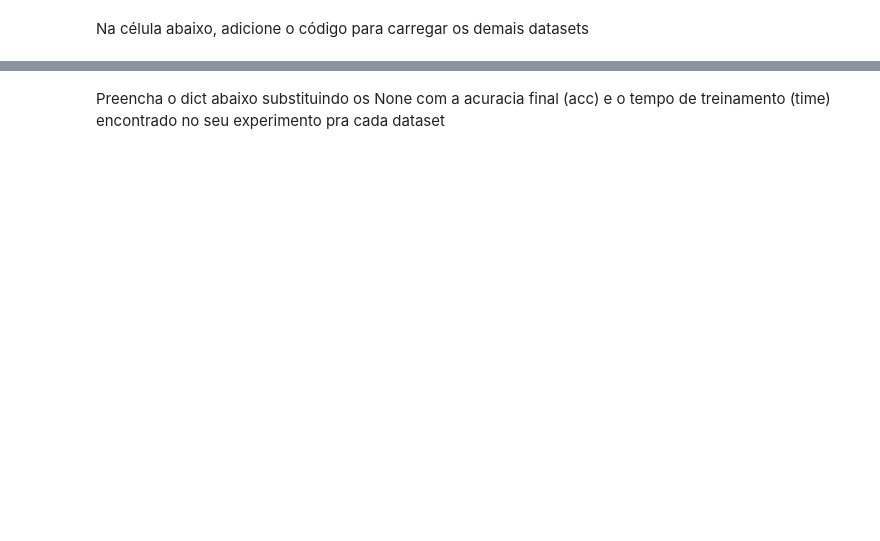
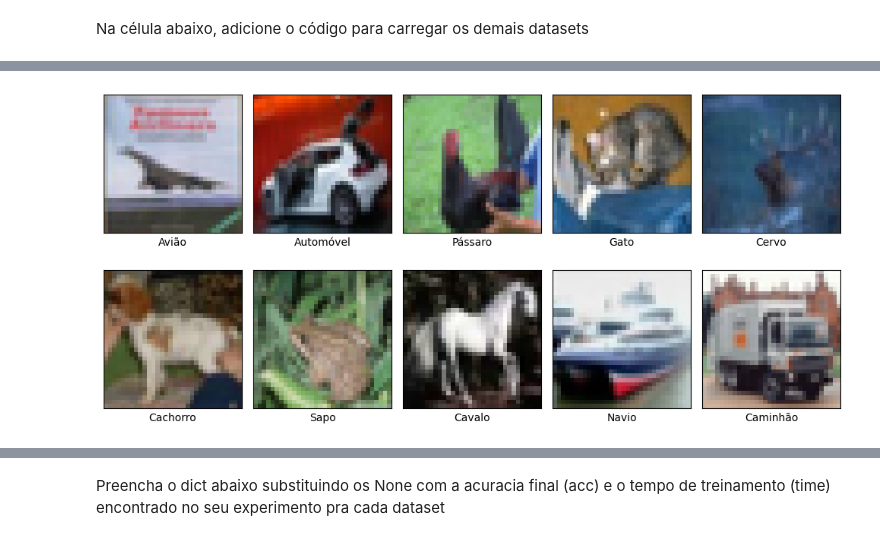
Before and after one commit to joaoo-vitor/t1_INF01048, a Jupyter notebook: Trabalho_redes_neurais.ipynb, the cells around one changed output, grey strips where cells are left out. Saved outputs shown, nothing was run; the diff lists cells and outputs as text; code cells hidden in the pictures; blank space fills up the shorter version.

```diff
--- a/Trabalho_redes_neurais.ipynb
+++ b/Trabalho_redes_neurais.ipynb
@@ -149,0 +173,15 @@ Downloading data from https://www.cs.toronto.edu/~kriz/cifar-100-python.tar.gz
+# %%
+show_database_preview([
+    "Avião",      # 0
+    "Automóvel",  # 1
+    "Pássaro",    # 2
+    "Gato",       # 3
+    "Cervo",      # 4
+    "Cachorro",   # 5
+    "Sapo",       # 6
+    "Cavalo",     # 7
+    "Navio",      # 8
+    "Caminhão"    # 9
+], cifar10_x_test, cifar10_y_test)
+# %% [output]
+[figure, added]
```
Also changed, not shown: parts of 49 cells of this notebook, 1 other file.
